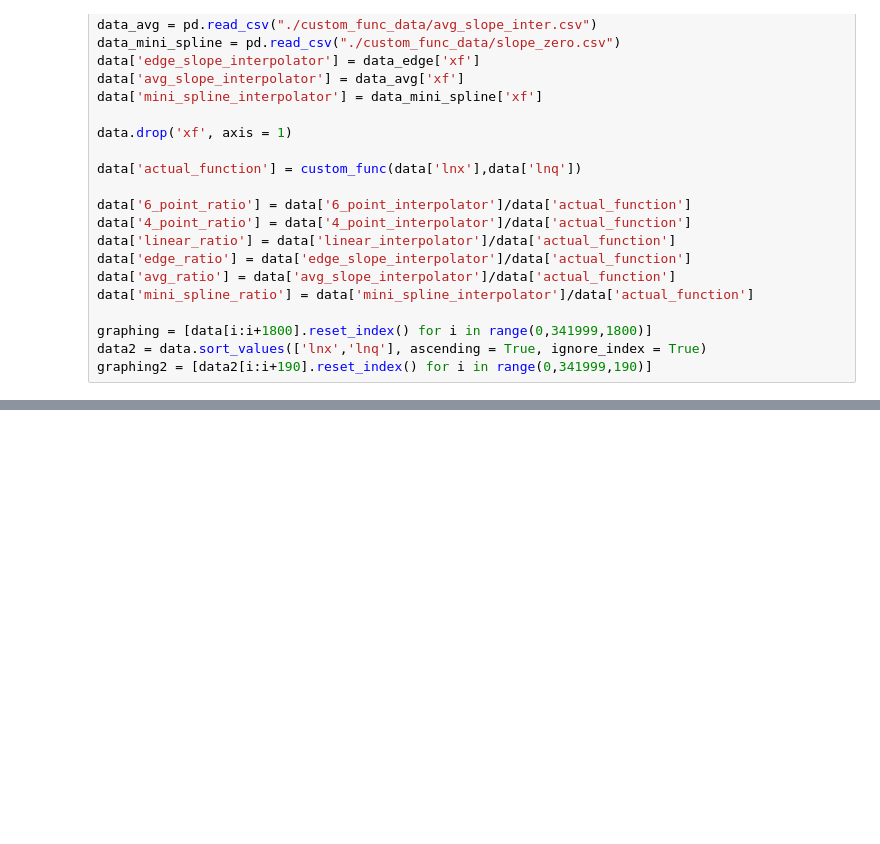
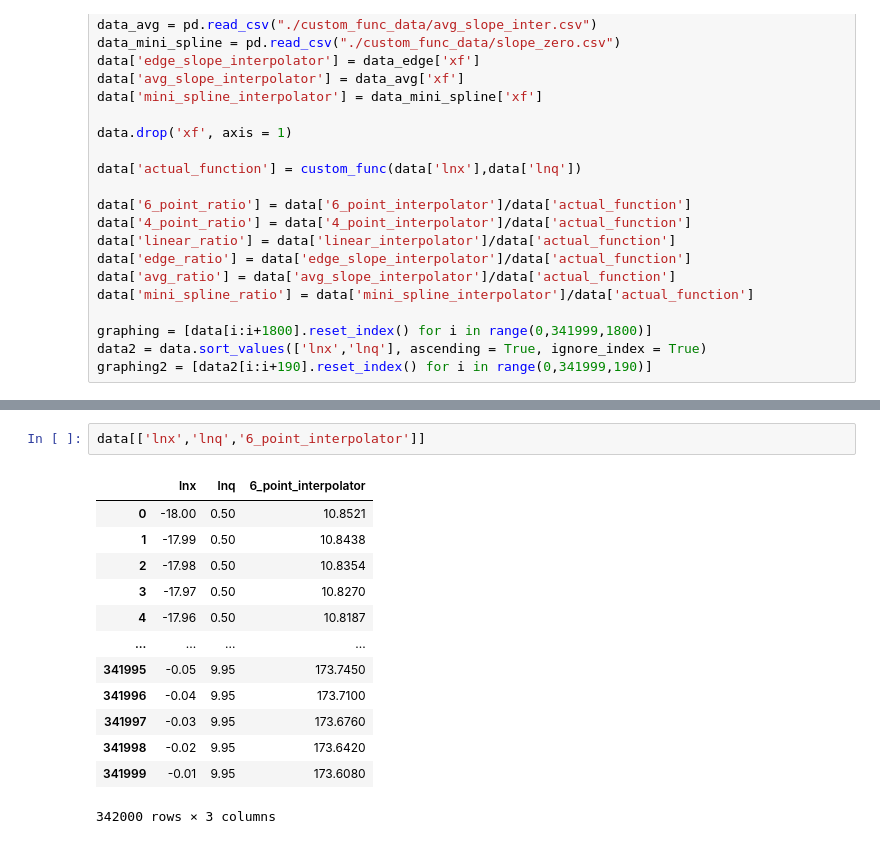
Before and after one commit to tushar994/lhapdf-5D-interpolator, a Jupyter notebook: report.ipynb, the cells around one changed output, grey strips where cells are left out. Cells and saved outputs as stored; diff of their text form; blank space fills up the shorter version.

```diff
--- a/report.ipynb
+++ b/report.ipynb
@@ -172,0 +173,16 @@ for dat in graphing2:
+# %%
+data[['lnx','lnq','6_point_interpolator']]
+# %% [output]
+|  | lnx | lnq | 6_point_interpolator |
+| 0 | -18.00 | 0.50 | 10.8521 |
+| 1 | -17.99 | 0.50 | 10.8438 |
+| 2 | -17.98 | 0.50 | 10.8354 |
+| 3 | -17.97 | 0.50 | 10.8270 |
+| 4 | -17.96 | 0.50 | 10.8187 |
+| ... | ... | ... | ... |
+| 341995 | -0.05 | 9.95 | 173.7450 |
+| 341996 | -0.04 | 9.95 | 173.7100 |
+| 341997 | -0.03 | 9.95 | 173.6760 |
+| 341998 | -0.02 | 9.95 | 173.6420 |
+| 341999 | -0.01 | 9.95 | 173.6080 |
+342000 rows × 3 columns
```
Also changed, not shown: parts of 3 cells of this notebook, 4 other files.
